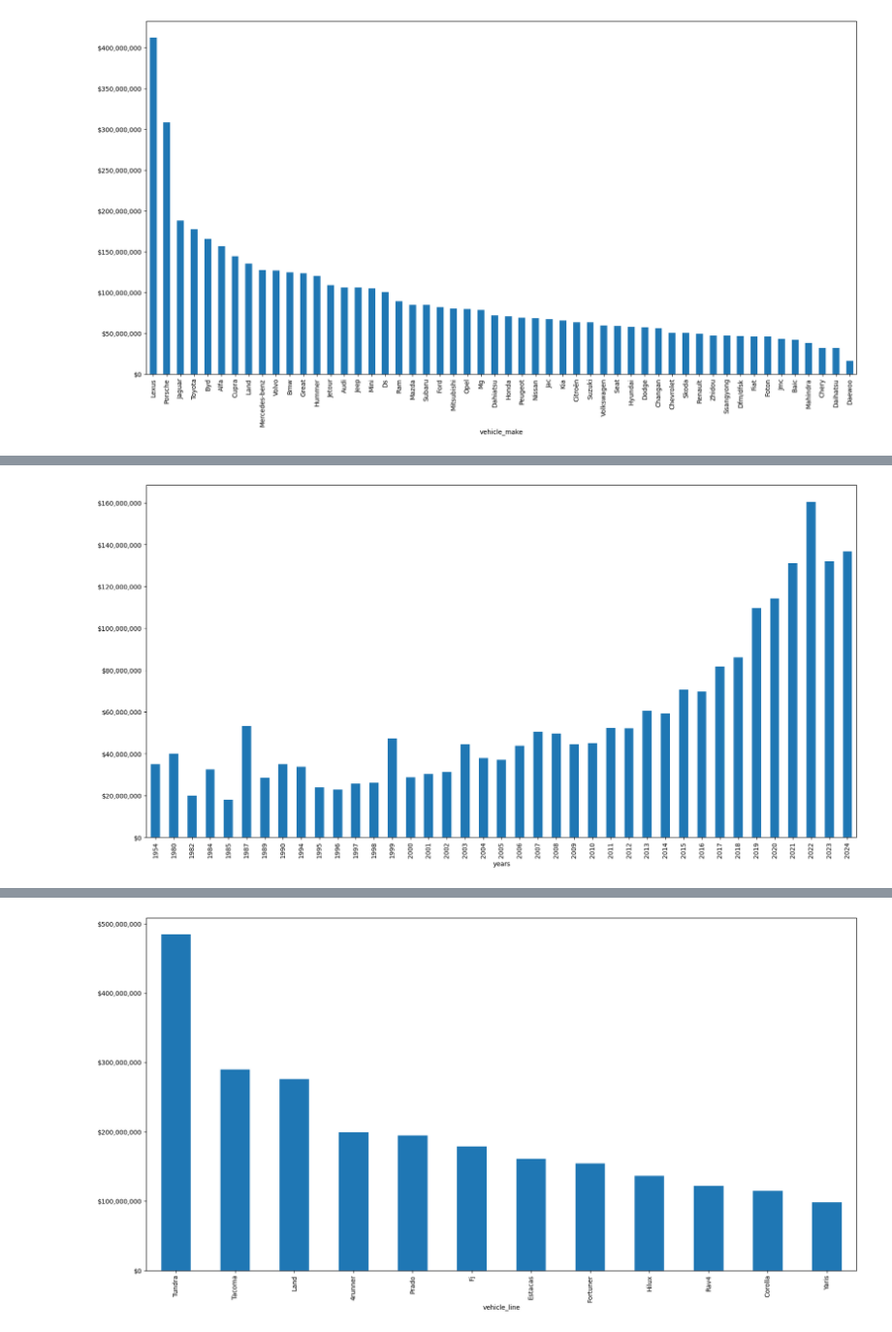
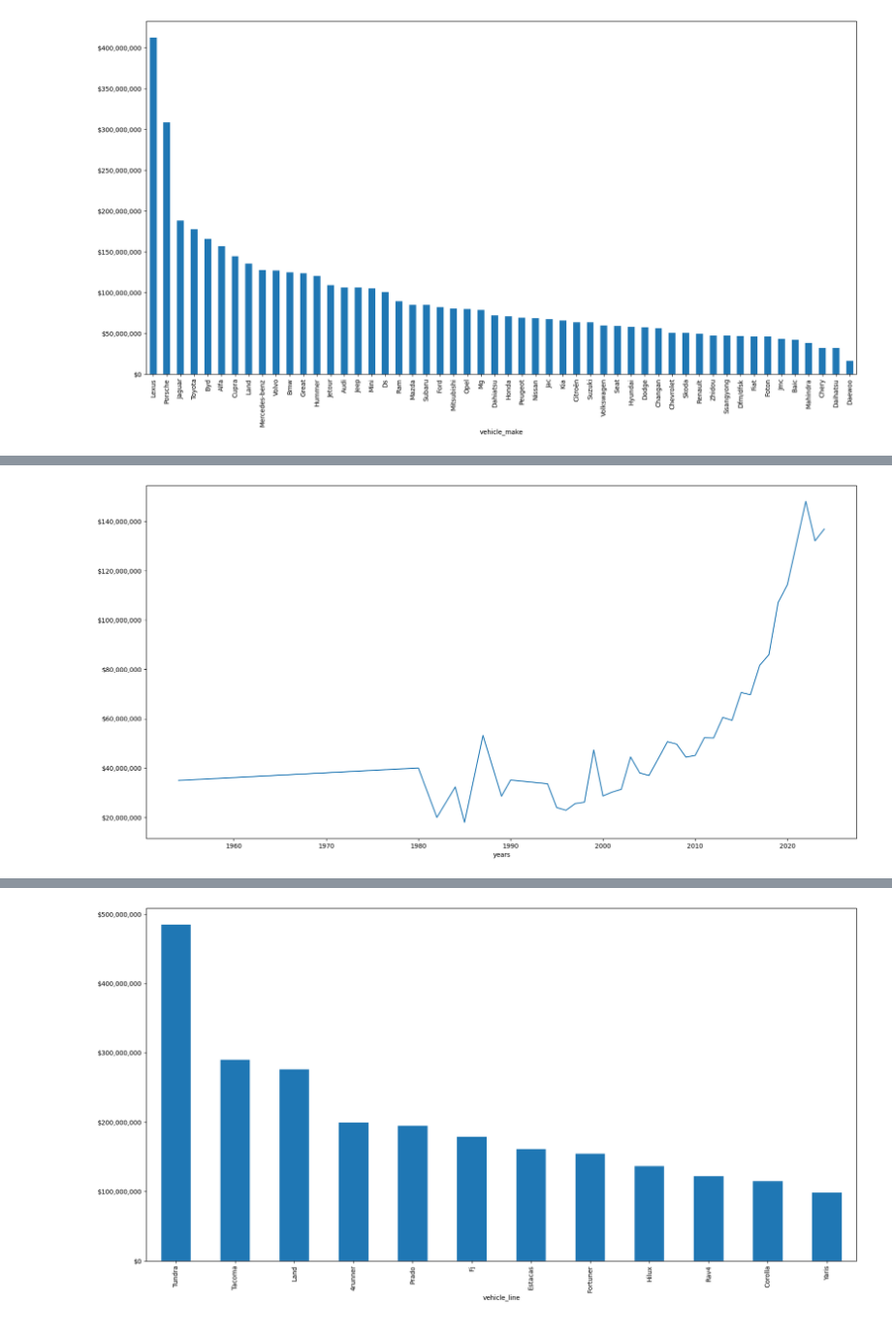
Before and after one commit to Wilmar3752/car_predict, a Jupyter notebook: notebooks/0-eda_cars.ipynb, the cells around one changed output, grey strips where cells are left out. Shown: that part at 97% size. Saved outputs shown, nothing was run; the diff lists cells and outputs as text; code cells hidden in the pictures.

```diff
--- a/notebooks/0-eda_cars.ipynb
+++ b/notebooks/0-eda_cars.ipynb
@@ -17,3 +18,7 @@ car_data.head()
 | 2312 | Ford Fiesta 1.6 Hatchback Mecánica | 36000000 | https://carro.mercadolibre.com.co... | 2012 | 62142 | 2024-03-13 | Ford | Fiesta | 1402082557 | ... |
 | 2313 | Renault Duster 2.0 Dynamique 4x4 | 73000000 | https://carro.mercadolibre.com.co... | 2021 | 23104 | 2024-03-13 | Renault | Duster | 1402017441 | ... |
 | 2314 | Toyota Rav4 2.5 | 180890000 | https://carro.mercadolibre.com.co... | 2021 | 35200 | 2024-03-13 | Toyota | Rav4 | 1402042245 | ... |
+# %%
+## Indentify wrong data an fix it
+car_data['price'] = car_data['price'].replace(3320000000, 320000000)
+car_data['price'] = car_data['price'].replace(730000000, 71000000)
@@ -41,12 +56,12 @@ plt.show()
 # %%
 plt.figure(figsize=(20,10))
-ax = car_data.groupby('years')['price'].mean().plot(kind='bar')
+ax = car_data.groupby('years')['price'].mean().plot(kind='line')
 
 # Formatear el eje y para mostrar los valores en formato de dinero
 fmt = '${x:,.0f}'
 tick = mtick.StrMethodFormatter(fmt)
 ax.yaxis.set_major_formatter(tick)
 
 plt.show()
 # %% [output]
-[figure, old version]
+[figure, new version]
```
Also changed, not shown: parts of 22 cells of this notebook.
